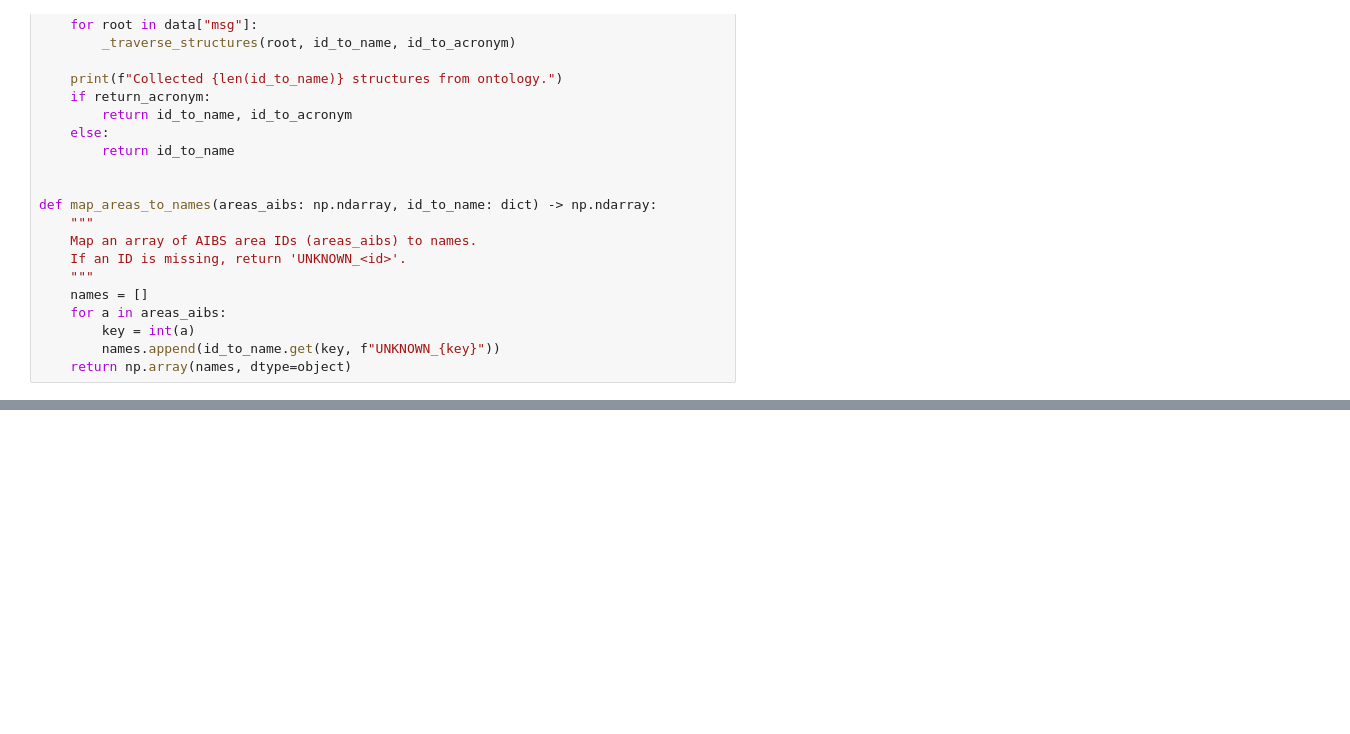
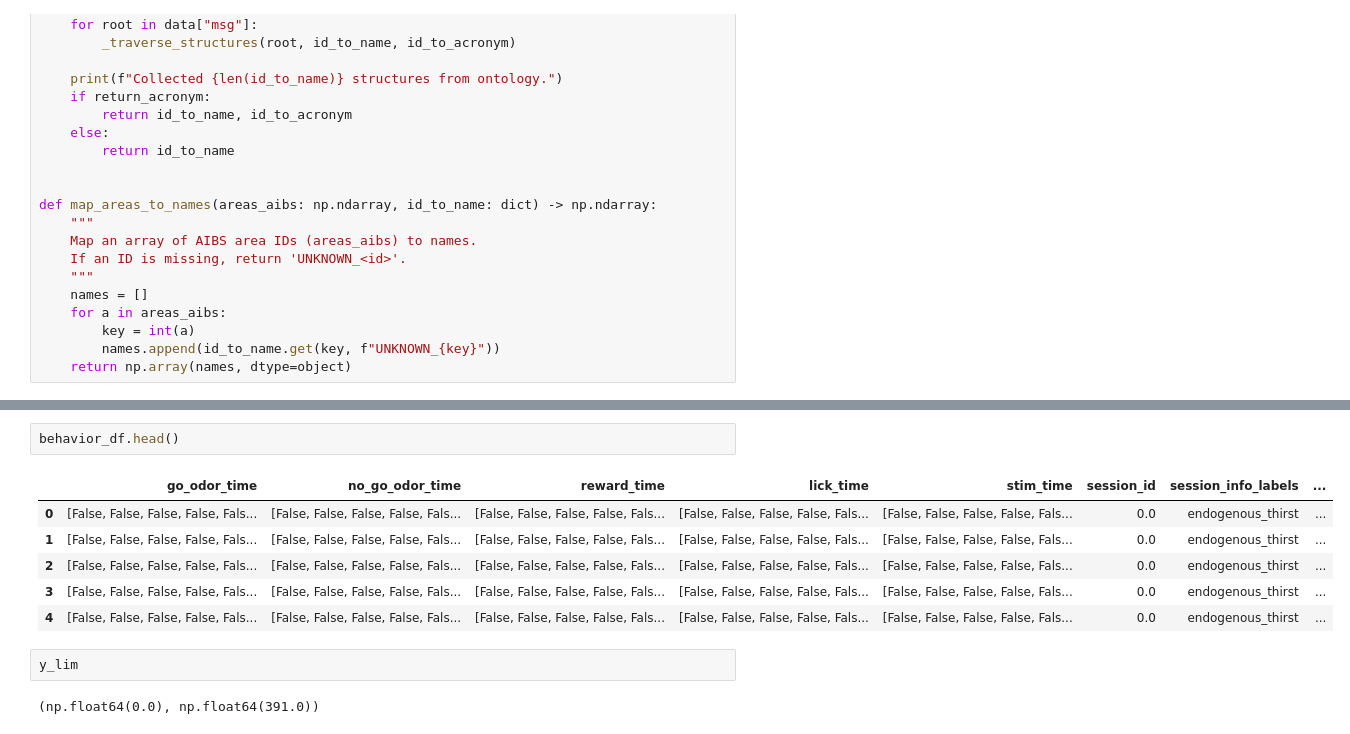
Before and after one commit to ArAbolghasemi/slice_TCA_alireza, a Jupyter notebook: extract_neural_data.ipynb, the cells around one changed output, grey strips where cells are left out. Drawn from its saved outputs; the diff is of its cells as text; blank space fills up the shorter version.

```diff
--- a/extract_neural_data.ipynb
+++ b/extract_neural_data.ipynb
@@ -270,0 +324,13 @@ session_info.shape
+# %%
+behavior_df.head()
+# %% [output]
+|  | go_odor_time | no_go_odor_time | reward_time | lick_time | stim_time | session_id | session_info_labels | ... |
+| 0 | [False, False, False, False, Fals... | [False, False, False, False, Fals... | [False, False, False, False, Fals... | [False, False, False, False, Fals... | [False, False, False, False, Fals... | 0.0 | endogenous_thirst | ... |
+| 1 | [False, False, False, False, Fals... | [False, False, False, False, Fals... | [False, False, False, False, Fals... | [False, False, False, False, Fals... | [False, False, False, False, Fals... | 0.0 | endogenous_thirst | ... |
+| 2 | [False, False, False, False, Fals... | [False, False, False, False, Fals... | [False, False, False, False, Fals... | [False, False, False, False, Fals... | [False, False, False, False, Fals... | 0.0 | endogenous_thirst | ... |
+| 3 | [False, False, False, False, Fals... | [False, False, False, False, Fals... | [False, False, False, False, Fals... | [False, False, False, False, Fals... | [False, False, False, False, Fals... | 0.0 | endogenous_thirst | ... |
+| 4 | [False, False, False, False, Fals... | [False, False, False, False, Fals... | [False, False, False, False, Fals... | [False, False, False, False, Fals... | [False, False, False, False, Fals... | 0.0 | endogenous_thirst | ... |
+# %%
+y_lim
+# %% [output]
+(np.float64(0.0), np.float64(391.0))
```
Also changed, not shown: parts of 15 cells of this notebook, 1 other file.
